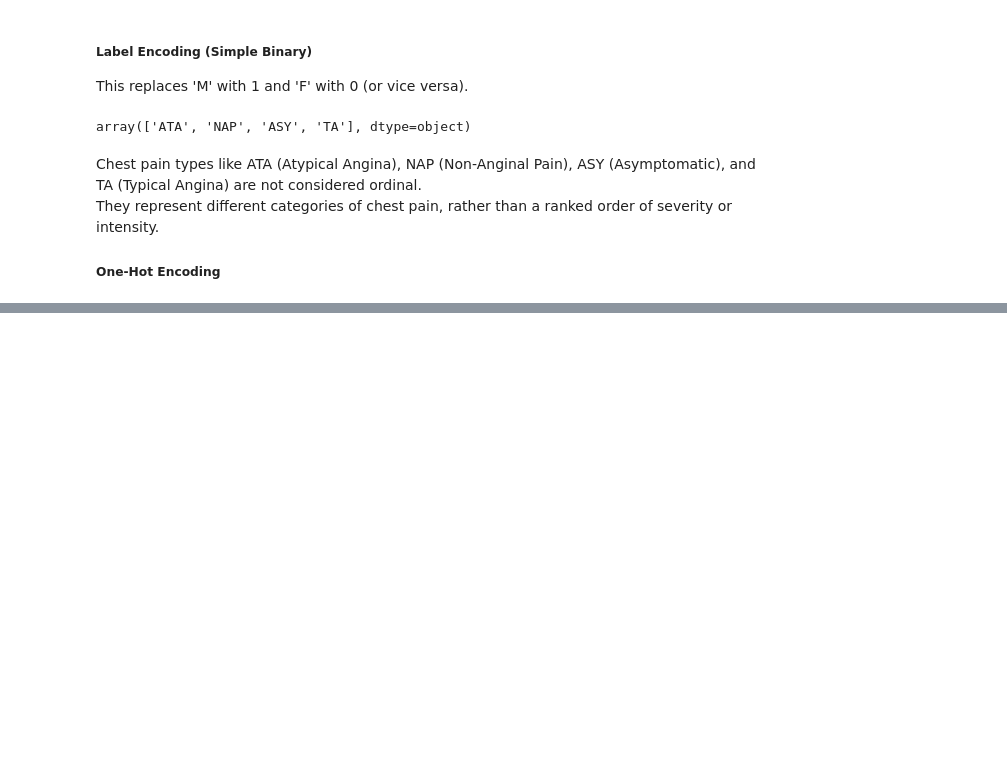
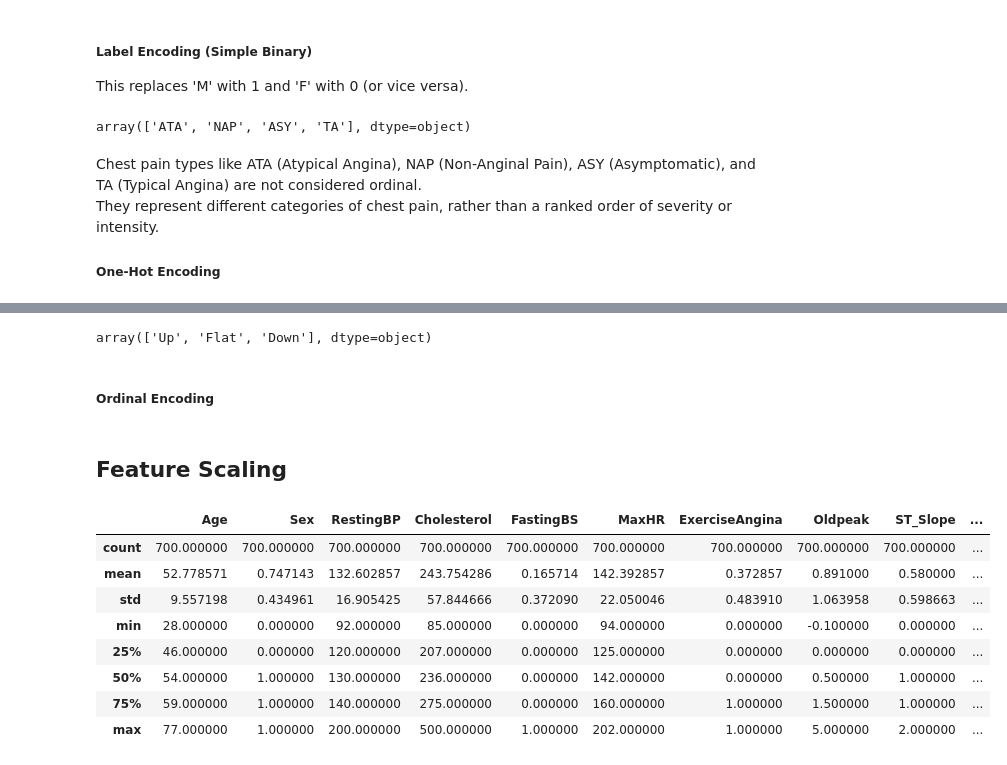
Before and after one commit to Shreya-Mishra-0613/Data-Cleaning-Preprocessing, a Jupyter notebook: Data cleaning and Preprocessing.ipynb, the cells around one changed output, grey strips where cells are left out. Cells and saved outputs as stored; diff of their text form; code cells hidden in the pictures; blank space fills up the shorter version.

```diff
--- a/Data cleaning and Preprocessing.ipynb
+++ b/Data cleaning and Preprocessing.ipynb
@@ -244,0 +278,6 @@ df = pd.concat([df.drop('ChestPainType', axis=1), encoded_df], axis=1)
+# %%
+df['ST_Slope'].unique()
+# %% [output]
+array(['Up', 'Flat', 'Down'], dtype=object)
+# %% [markdown]
+##### Ordinal Encoding
@@ -244,0 +296,14 @@ df = pd.concat([df.drop('ChestPainType', axis=1), encoded_df], axis=1)
+# %% [markdown]
+## Feature Scaling
+# %%
+df.describe()
+# %% [output]
+|  | Age | Sex | RestingBP | Cholesterol | FastingBS | MaxHR | ExerciseAngina | Oldpeak | ST_Slope | ... |
+| count | 700.000000 | 700.000000 | 700.000000 | 700.000000 | 700.000000 | 700.000000 | 700.000000 | 700.000000 | 700.000000 | ... |
+| mean | 52.778571 | 0.747143 | 132.602857 | 243.754286 | 0.165714 | 142.392857 | 0.372857 | 0.891000 | 0.580000 | ... |
+| std | 9.557198 | 0.434961 | 16.905425 | 57.844666 | 0.372090 | 22.050046 | 0.483910 | 1.063958 | 0.598663 | ... |
+| min | 28.000000 | 0.000000 | 92.000000 | 85.000000 | 0.000000 | 94.000000 | 0.000000 | -0.100000 | 0.000000 | ... |
+| 25% | 46.000000 | 0.000000 | 120.000000 | 207.000000 | 0.000000 | 125.000000 | 0.000000 | 0.000000 | 0.000000 | ... |
+| 50% | 54.000000 | 1.000000 | 130.000000 | 236.000000 | 0.000000 | 142.000000 | 0.000000 | 0.500000 | 1.000000 | ... |
+| 75% | 59.000000 | 1.000000 | 140.000000 | 275.000000 | 0.000000 | 160.000000 | 1.000000 | 1.500000 | 1.000000 | ... |
+| max | 77.000000 | 1.000000 | 200.000000 | 500.000000 | 1.000000 | 202.000000 | 1.000000 | 5.000000 | 2.000000 | ... |
```
Also changed, not shown: parts of 15 cells of this notebook, 1 other file.
